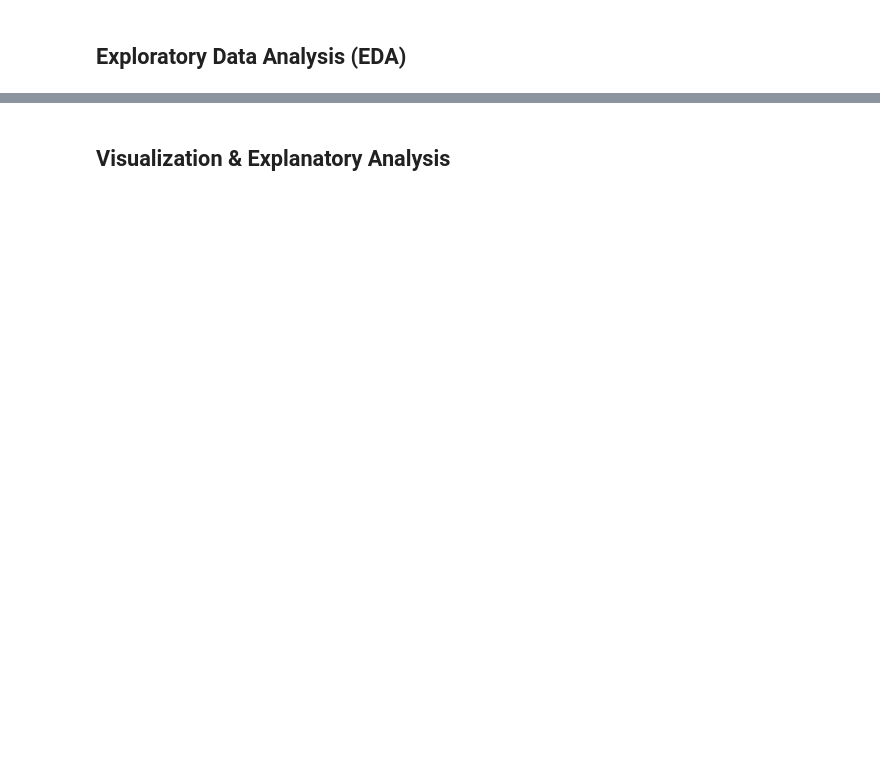
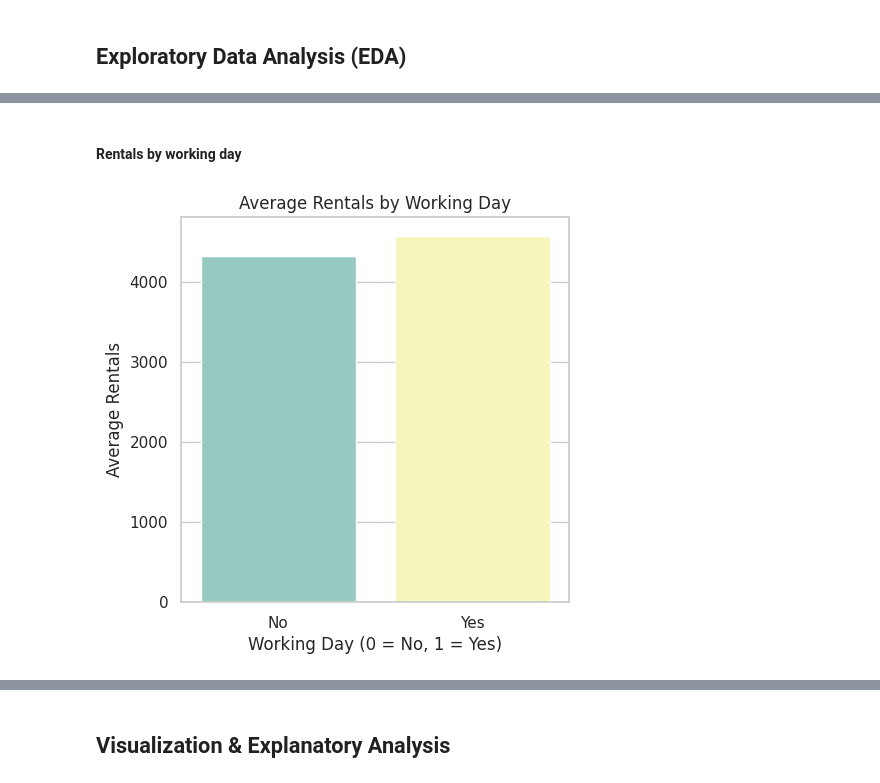
Before and after one commit to aimldlnlp/Data-Analysis-Project-Dicoding, a Jupyter notebook: Data_Analysis_Project_Dicoding.ipynb, the cells around one changed output, grey strips where cells are left out. Drawn from its saved outputs; the diff is of its cells as text; code cells hidden in the pictures; blank space fills up the shorter version.

```diff
--- a/Data_Analysis_Project_Dicoding.ipynb
+++ b/Data_Analysis_Project_Dicoding.ipynb
@@ -42,0 +238,13 @@
+# %% [markdown]
+#### Rentals by working day
+# %%
+plt.figure(figsize=(5, 5))
+workingday_avg_rentals = df_day.groupby('workingday')['cnt'].mean().reset_index()
+sns.barplot(data=workingday_avg_rentals, x='workingday', y='cnt', palette='Set3')
+plt.title("Average Rentals by Working Day")
+plt.xlabel("Working Day (0 = No, 1 = Yes)")
+plt.ylabel("Average Rentals")
+plt.xticks(ticks=[0, 1], labels=['No', 'Yes'])
+plt.show()
+# %% [output]
+[figure, added]
```
Also changed, not shown: parts of 54 cells of this notebook.
